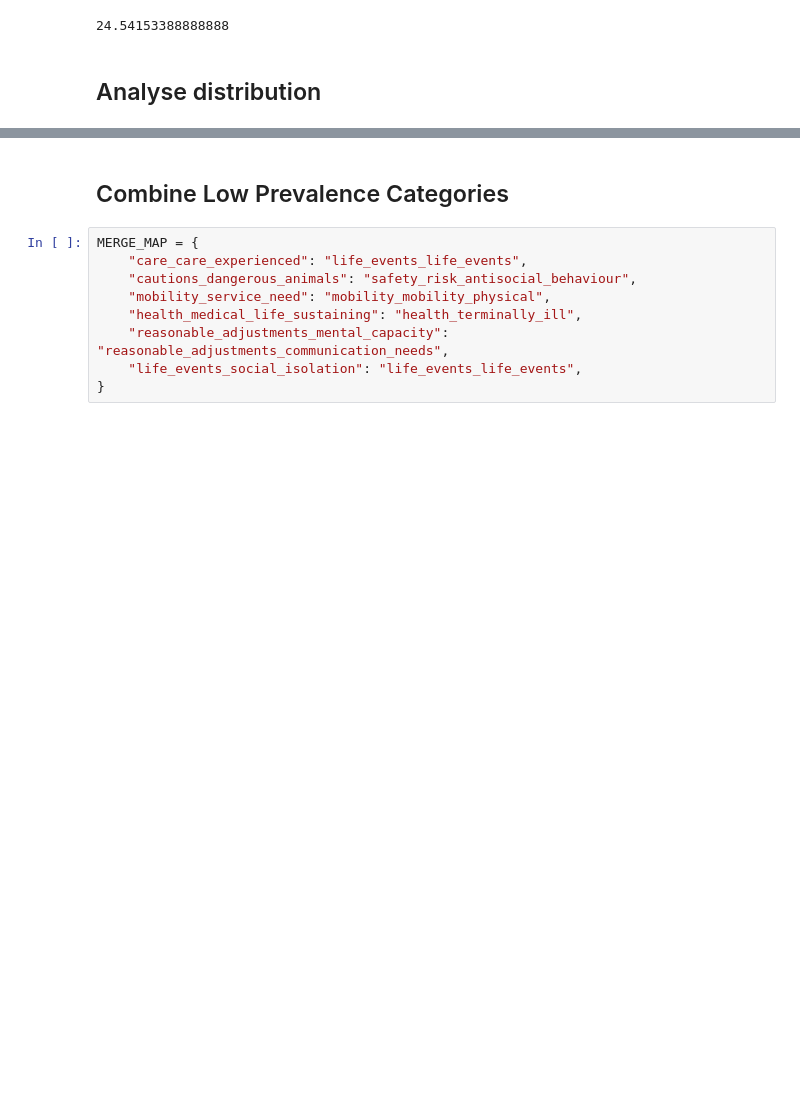
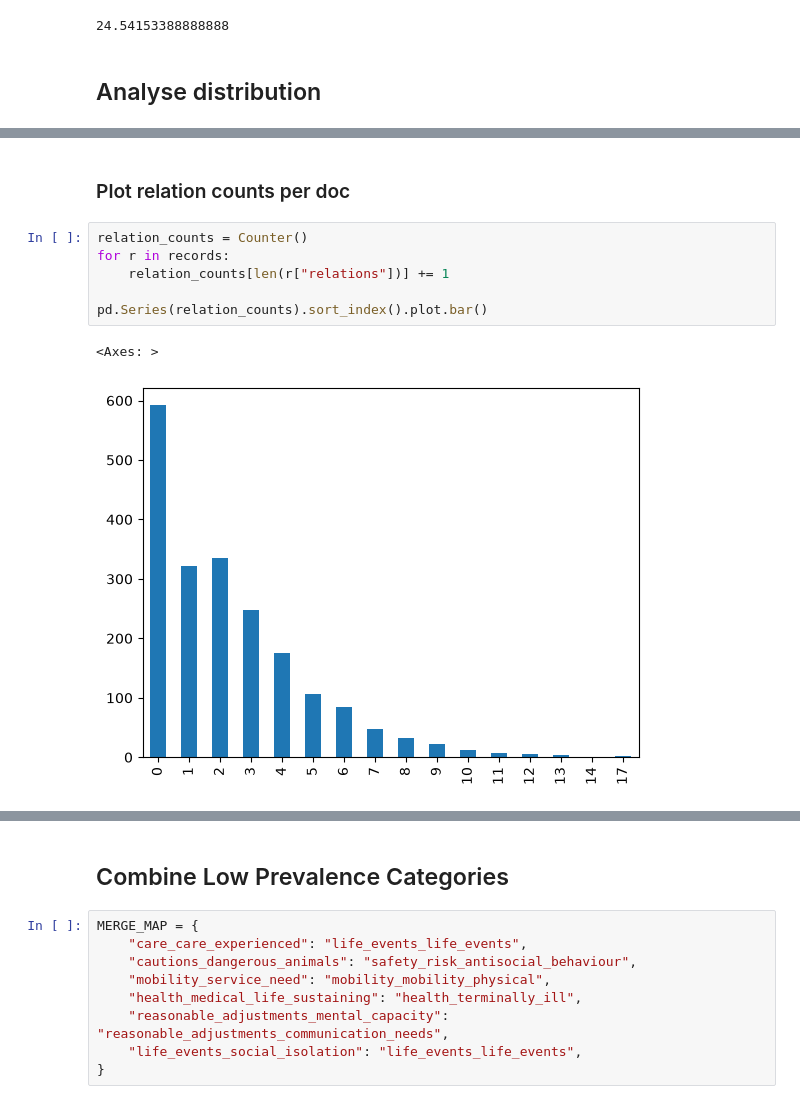
Before and after one commit to notatiyyah/CS3D6-Code, a Jupyter notebook: src/preprocessing/5_post_process_annotated_data.ipynb, the cells around one changed output, grey strips where cells are left out. Cells and saved outputs as stored; diff of their text form; blank space fills up the shorter version.

```diff
--- a/src/preprocessing/5_post_process_annotated_data.ipynb
+++ b/src/preprocessing/5_post_process_annotated_data.ipynb
@@ -287,0 +540,11 @@ plt.show()
+# %% [markdown]
+### Plot relation counts per doc
+# %%
+relation_counts = Counter()
+for r in records:
+    relation_counts[len(r["relations"])] += 1
+
+pd.Series(relation_counts).sort_index().plot.bar()
+# %% [output]
+<Axes: >
+[figure, added]
```
Also changed, not shown: parts of 31 cells of this notebook, 8 other files.
